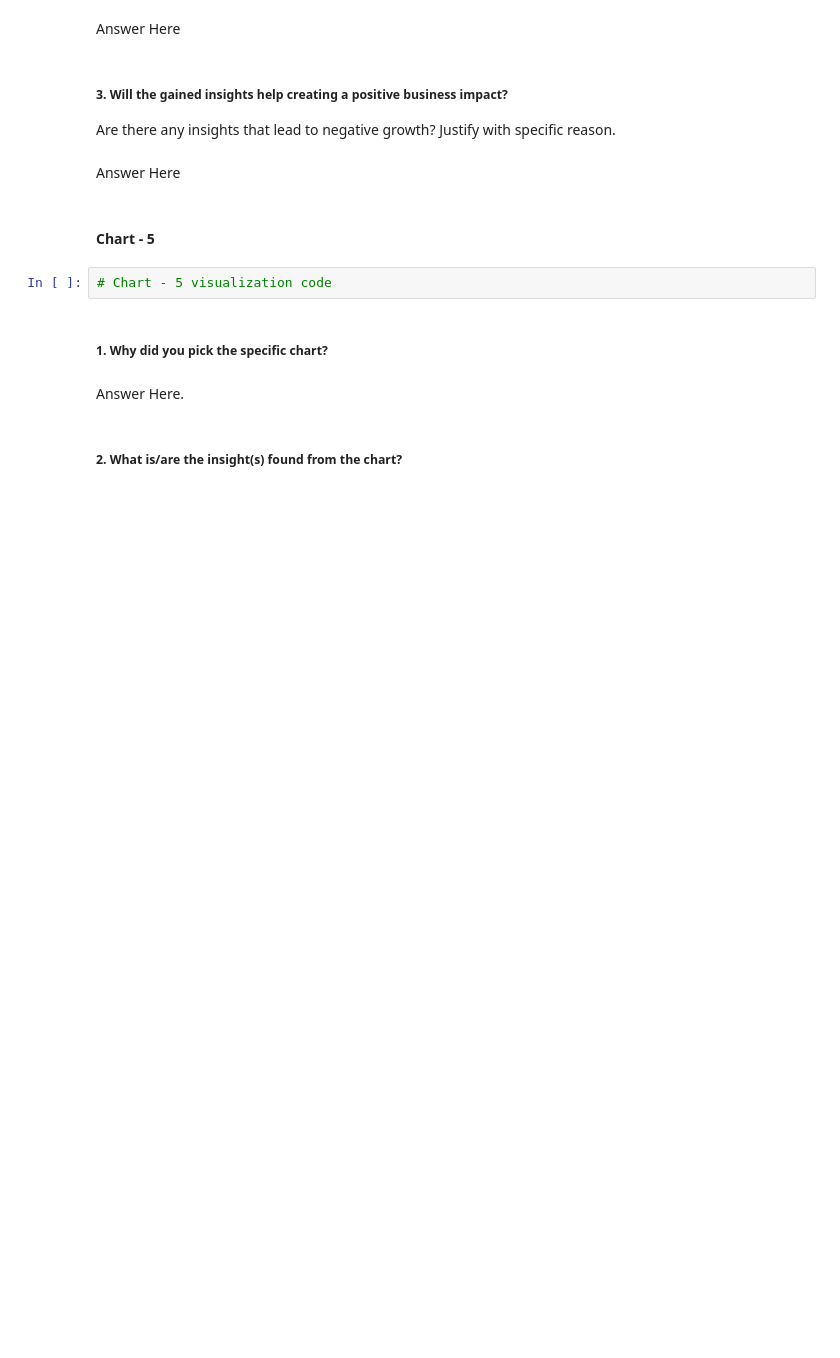
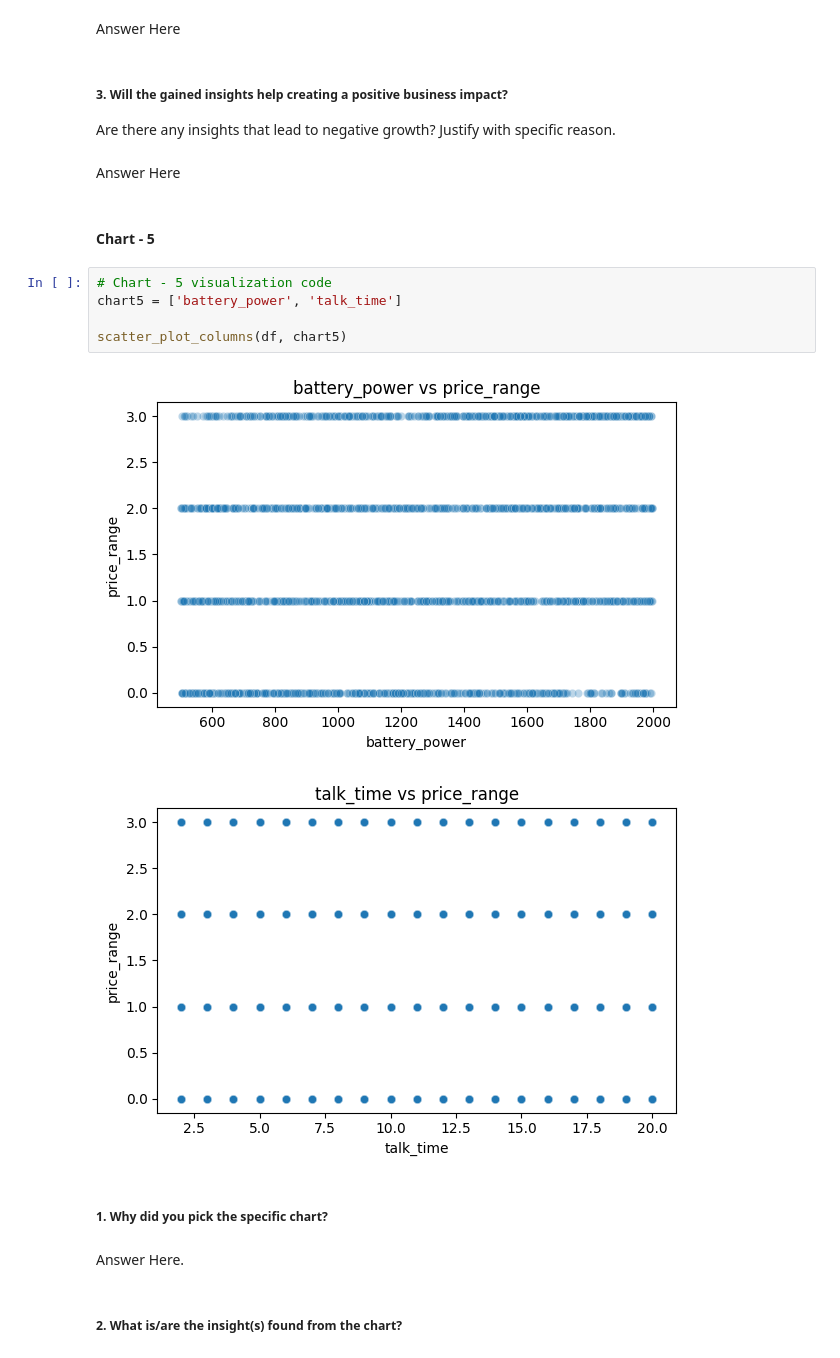
Before and after one commit to varuncode01/ST_Project3, a Jupyter notebook: ML_Project3.ipynb, the cells around one changed output. Drawn from its saved outputs; the diff is of its cells as text; blank space fills up the shorter version.

```diff
--- a/ML_Project3.ipynb
+++ b/ML_Project3.ipynb
@@ -585,6 +586,12 @@ Answer Here
 #### Chart - 5
 # %%
 # Chart - 5 visualization code
+chart5 = ['battery_power', 'talk_time']
+
+scatter_plot_columns(df, chart5)
+# %% [output]
+[figure, added]
+[figure, added]
 # %% [markdown]
 ##### 1. Why did you pick the specific chart?
 # %% [markdown]
```
Also changed, not shown: parts of 10 cells of this notebook.
